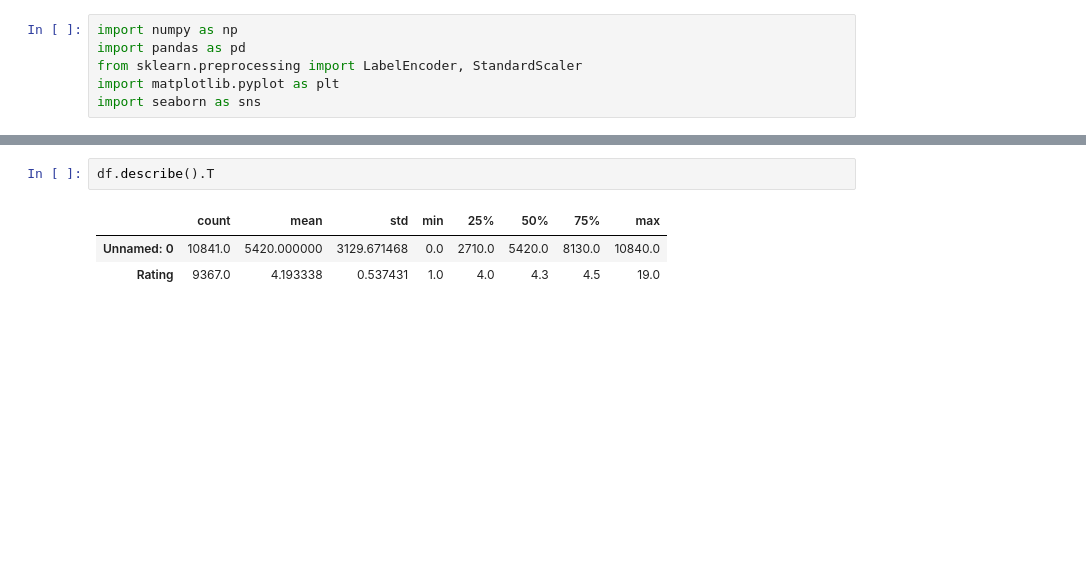
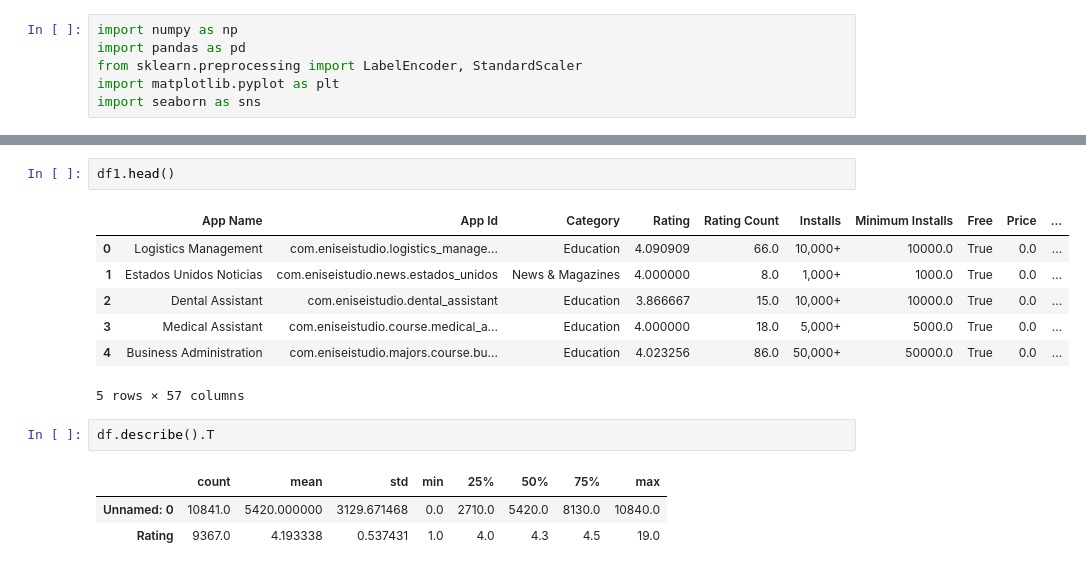
Before and after one commit to tahmine-t/DataMining_Prj, a Jupyter notebook: datamining_1.ipynb, the cells around one changed output, grey strips where cells are left out. Saved outputs shown, nothing was run; the diff lists cells and outputs as text; blank space fills up the shorter version.

```diff
--- a/datamining_1.ipynb
+++ b/datamining_1.ipynb
@@ -21,6 +17,16 @@ df.head()
 | 2 | 2 | U Launcher Lite – FREE Live Cool ... | ART_AND_DESIGN | 4.7 | 87510 | 8.7M | 5,000,000+ | Free | 0 | Everyone | ... |
 | 3 | 3 | Sketch - Draw & Paint | ART_AND_DESIGN | 4.5 | 215644 | 25M | 50,000,000+ | Free | 0 | Teen | ... |
 | 4 | 4 | Pixel Draw - Number Art Coloring ... | ART_AND_DESIGN | 4.3 | 967 | 2.8M | 100,000+ | Free | 0 | Everyone | ... |
+# %%
+df1.head()
+# %% [output]
+|  | App Name | App Id | Category | Rating | Rating Count | Installs | Minimum Installs | Free | Price | ... |
+| 0 | Logistics Management | com.eniseistudio.logistics_manage... | Education | 4.090909 | 66.0 | 10,000+ | 10000.0 | True | 0.0 | ... |
+| 1 | Estados Unidos Noticias | com.eniseistudio.news.estados_unidos | News & Magazines | 4.000000 | 8.0 | 1,000+ | 1000.0 | True | 0.0 | ... |
+| 2 | Dental Assistant | com.eniseistudio.dental_assistant | Education | 3.866667 | 15.0 | 10,000+ | 10000.0 | True | 0.0 | ... |
+| 3 | Medical Assistant | com.eniseistudio.course.medical_a... | Education | 4.000000 | 18.0 | 5,000+ | 5000.0 | True | 0.0 | ... |
+| 4 | Business Administration | com.eniseistudio.majors.course.bu... | Education | 4.023256 | 86.0 | 50,000+ | 50000.0 | True | 0.0 | ... |
+5 rows × 57 columns
 # %%
 df.describe().T
 # %% [output]
```
Also changed, not shown: parts of 27 cells of this notebook.
